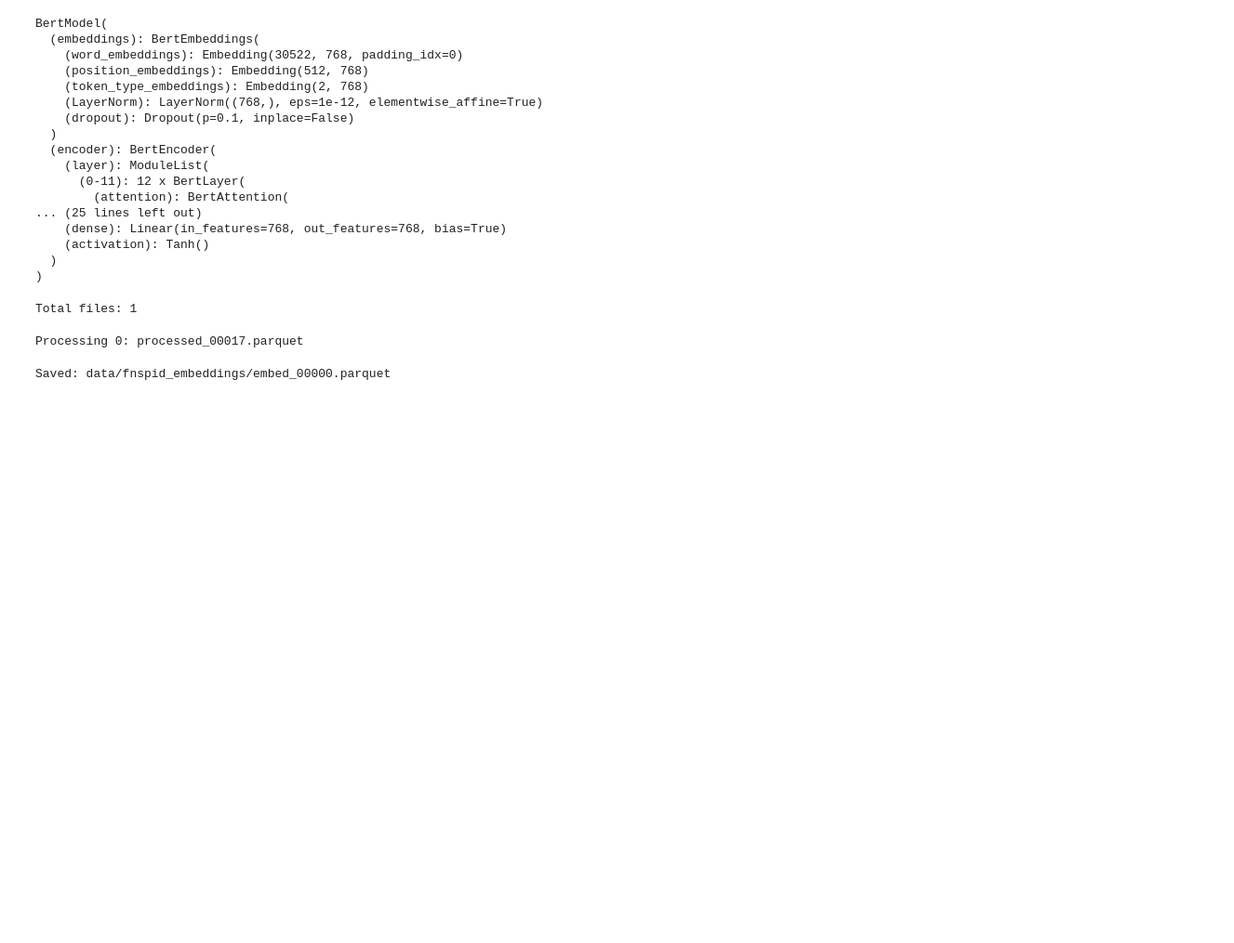
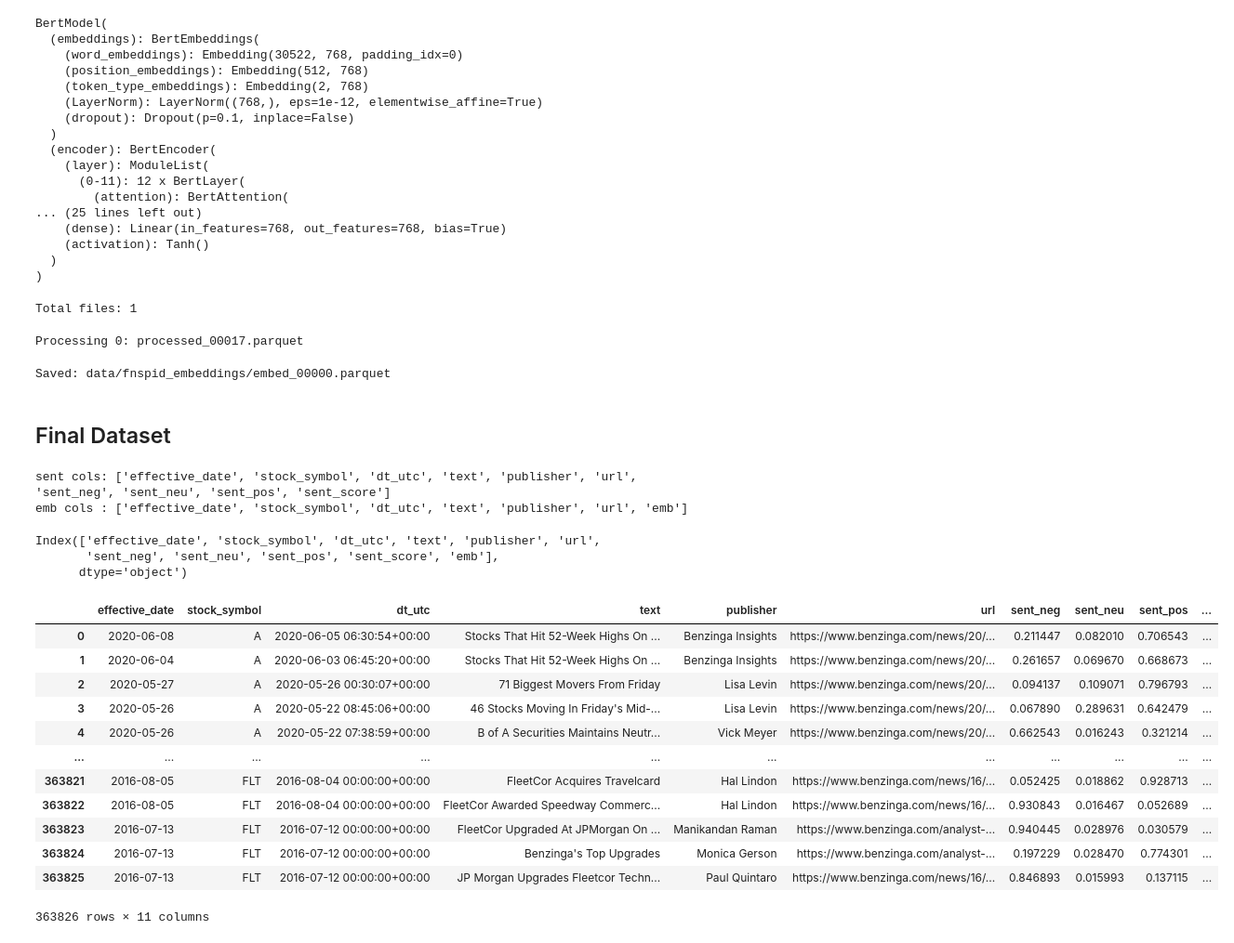
Before and after one commit to BRamesh02/Modality-aware-transformer, a Jupyter notebook: text_data.ipynb, the cells around one changed output. Shown: that part at 93% size. Saved outputs shown, nothing was run; the diff lists cells and outputs as text; code cells hidden in the pictures; blank space fills up the shorter version.

```diff
--- a/text_data.ipynb
+++ b/text_data.ipynb
@@ -700,3 +700,57 @@ for i in tqdm(range(start_idx, end_idx), desc="Embedding selected files", unit="
 Total files: 1
 Processing 0: processed_00017.parquet
 Saved: data/fnspid_embeddings/embed_00000.parquet
+# %% [markdown]
+## Final Dataset
+# %%
+import pandas as pd
+from pathlib import Path
+
+SENT_DIR = Path("data/fnspid_sentiment")
+EMB_DIR  = Path("data/fnspid_embeddings")
+
+i = 0
+sent = pd.read_parquet(SENT_DIR / f"sentiment_{i:05d}.parquet")
+emb  = pd.read_parquet(EMB_DIR  / f"embed_{i:05d}.parquet")
+
+print("sent cols:", sent.columns.tolist())
+print("emb cols :", emb.columns.tolist())
+# %% [output]
+sent cols: ['effective_date', 'stock_symbol', 'dt_utc', 'text', 'publisher', 'url', 'sent_neg', 'sent_neu', 'sent_pos', 'sent_score']
+emb cols : ['effective_date', 'stock_symbol', 'dt_utc', 'text', 'publisher', 'url', 'emb']
+# %%
+import numpy as np
+import pandas as pd
+
+i = 0
+sent = pd.read_parquet(SENT_DIR / f"sentiment_{i:05d}.parquet")
+emb  = pd.read_parquet(EMB_DIR  / f"embed_{i:05d}.parquet")
+
+# clé la plus simple si présente
+key = "url"
+
+sent = sent.drop_duplicates(subset=[key], keep="first")
+emb  = emb.drop_duplicates(subset=[key], keep="first")
+
+news = sent.merge(emb[[key, "emb"]], on=key, how="inner")
+print(news.columns)
+# %% [output]
+Index(['effective_date', 'stock_symbol', 'dt_utc', 'text', 'publisher', 'url',
+       'sent_neg', 'sent_neu', 'sent_pos', 'sent_score', 'emb'],
+      dtype='object')
+# %%
+news
+# %% [output]
+|  | effective_date | stock_symbol | dt_utc | text | publisher | url | sent_neg | sent_neu | sent_pos | ... |
+| 0 | 2020-06-08 | A | 2020-06-05 06:30:54+00:00 | Stocks That Hit 52-Week Highs On ... | Benzinga Insights | https://www.benzinga.com/news/20/... | 0.211447 | 0.082010 | 0.706543 | ... |
+| 1 | 2020-06-04 | A | 2020-06-03 06:45:20+00:00 | Stocks That Hit 52-Week Highs On ... | Benzinga Insights | https://www.benzinga.com/news/20/... | 0.261657 | 0.069670 | 0.668673 | ... |
+| 2 | 2020-05-27 | A | 2020-05-26 00:30:07+00:00 | 71 Biggest Movers From Friday | Lisa Levin | https://www.benzinga.com/news/20/... | 0.094137 | 0.109071 | 0.796793 | ... |
+| 3 | 2020-05-26 | A | 2020-05-22 08:45:06+00:00 | 46 Stocks Moving In Friday's Mid-... | Lisa Levin | https://www.benzinga.com/news/20/... | 0.067890 | 0.289631 | 0.642479 | ... |
+| 4 | 2020-05-26 | A | 2020-05-22 07:38:59+00:00 | B of A Securities Maintains Neutr... | Vick Meyer | https://www.benzinga.com/news/20/... | 0.662543 | 0.016243 | 0.321214 | ... |
+| ... | ... | ... | ... | ... | ... | ... | ... | ... | ... | ... |
+| 363821 | 2016-08-05 | FLT | 2016-08-04 00:00:00+00:00 | FleetCor Acquires Travelcard | Hal Lindon | https://www.benzinga.com/news/16/... | 0.052425 | 0.018862 | 0.928713 | ... |
+| 363822 | 2016-08-05 | FLT | 2016-08-04 00:00:00+00:00 | FleetCor Awarded Speedway Commerc... | Hal Lindon | https://www.benzinga.com/news/16/... | 0.930843 | 0.016467 | 0.052689 | ... |
+| 363823 | 2016-07-13 | FLT | 2016-07-12 00:00:00+00:00 | FleetCor Upgraded At JPMorgan On ... | Manikandan Raman | https://www.benzinga.com/analyst-... | 0.940445 | 0.028976 | 0.030579 | ... |
+| 363824 | 2016-07-13 | FLT | 2016-07-12 00:00:00+00:00 | Benzinga's Top Upgrades | Monica Gerson | https://www.benzinga.com/analyst-... | 0.197229 | 0.028470 | 0.774301 | ... |
+| 363825 | 2016-07-13 | FLT | 2016-07-12 00:00:00+00:00 | JP Morgan Upgrades Fleetcor Techn... | Paul Quintaro | https://www.benzinga.com/news/16/... | 0.846893 | 0.015993 | 0.137115 | ... |
+363826 rows × 11 columns
```
Also changed, not shown: parts of 2 cells of this notebook.
